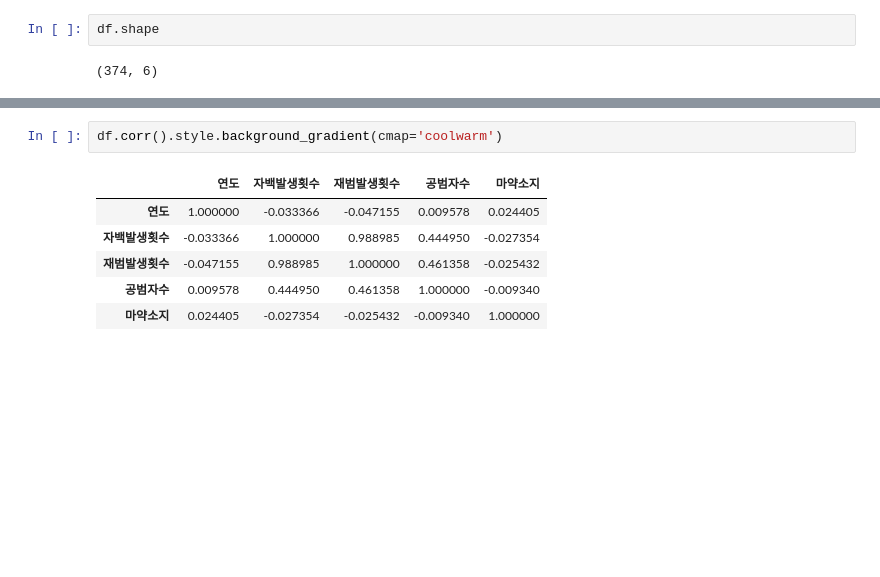
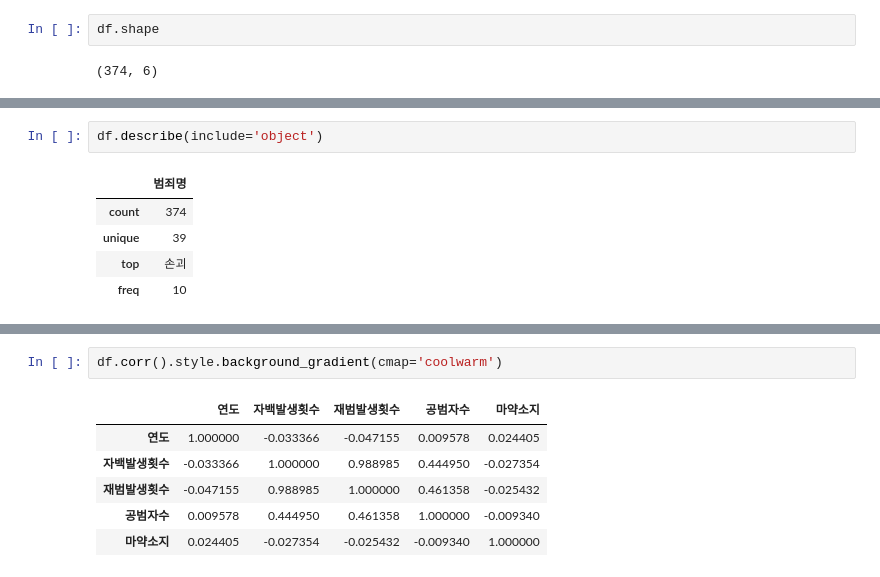
Before and after one commit to yeommss/Mini-Project, a Jupyter notebook: 4주차/0403_EDA_범죄.ipynb, the cells around one changed output, grey strips where cells are left out. Cells and saved outputs as stored; diff of their text form; blank space fills up the shorter version.

```diff
--- a/4주차/0403_EDA_범죄.ipynb
+++ b/4주차/0403_EDA_범죄.ipynb
@@ -26,0 +73,8 @@ df.shape
+# %%
+df.describe(include='object')
+# %% [output]
+|  | 범죄명 |
+| count | 374 |
+| unique | 39 |
+| top | 손괴 |
+| freq | 10 |
```
Also changed, not shown: parts of 7 cells of this notebook, 2 other files.
